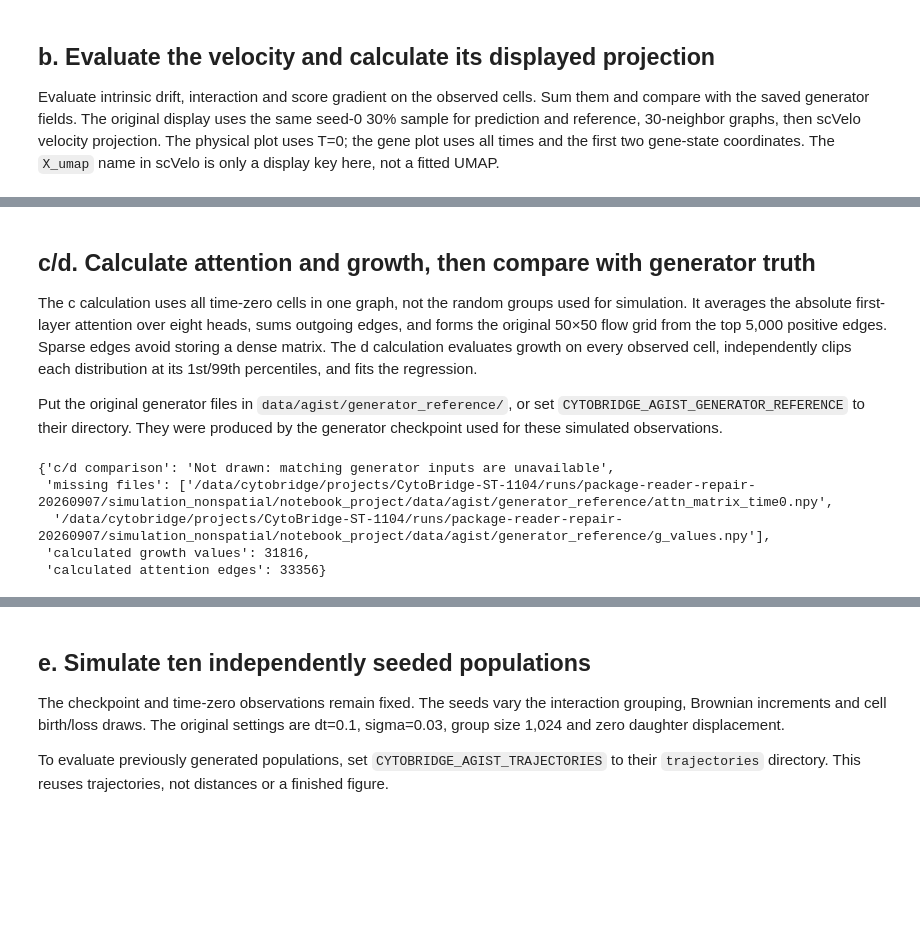
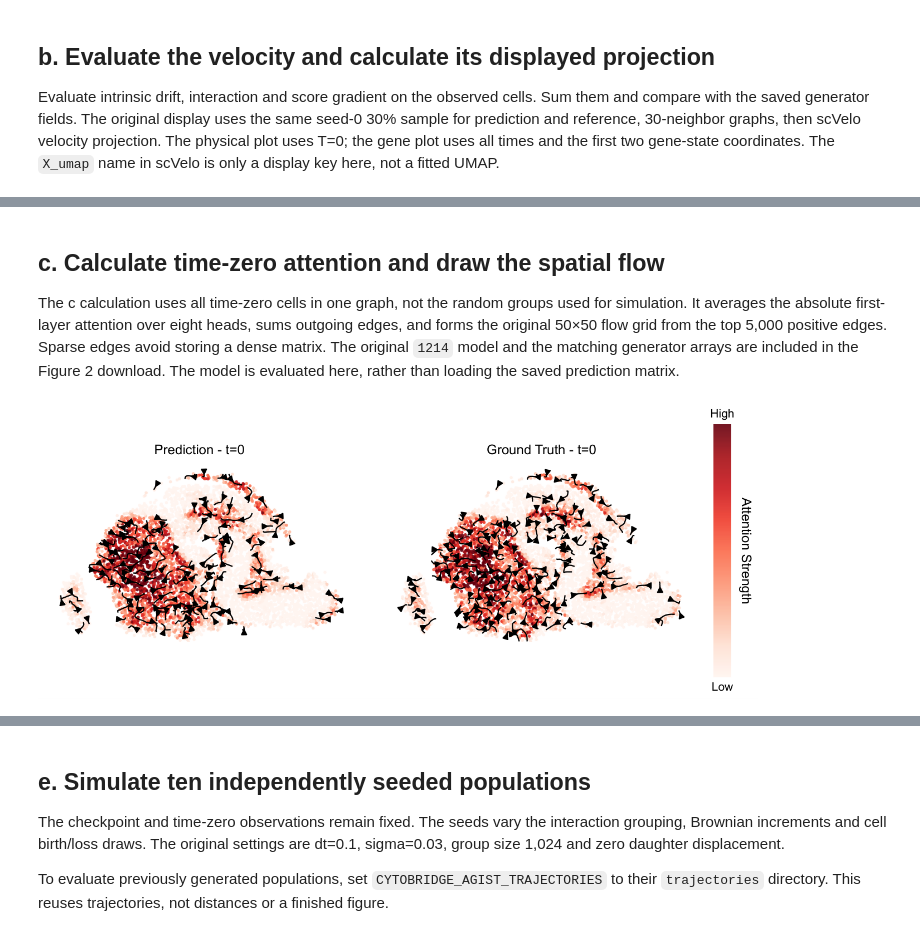
Before and after one commit to zhenyiizhang/cytobridge-spatial, a Jupyter notebook: docs/tutorials/paper_figures/main_figure_2.ipynb, the cells around one changed output, grey strips where cells are left out. Cells and saved outputs as stored; diff of their text form; code cells hidden in the pictures; blank space fills up the shorter version.

Commit message:
Complete Figure 2 model-to-panel tutorials and publish AGIST reference inputs

```diff
--- a/docs/tutorials/paper_figures/main_figure_2.ipynb
+++ b/docs/tutorials/paper_figures/main_figure_2.ipynb
@@ -32,6 +41,9 @@ def run(module, *arguments):
 agist_root = Path(os.environ.get("CYTOBRIDGE_AGIST_DATA", project / "data/agist"))
 if not (agist_root / "model/model_final").is_file():
     cb.datasets.download("agist", destination=project)
+figure2_root = Path(os.environ.get("CYTOBRIDGE_AGIST_FIGURE2", agist_root / "figure2"))
+if not (figure2_root / "reference/g_values.npy").is_file():
+    cb.datasets.download("agist", destination=project, kind="agist_figure2_inputs.zip")
 output = project / "outputs" / ("main_figure_2_" + run_name)
 output.mkdir(parents=True, exist_ok=False)
 figures = output / "figures"
@@ -90,55 +120,34 @@ for space, path in velocity_figures.items():
 [figure]
 # %% [markdown]
-## c/d. Calculate attention and growth, then compare with generator truth
+## c. Calculate time-zero attention and draw the spatial flow
 
 The c calculation uses all time-zero cells in one graph, not the random
 groups used for simulation. It averages the absolute first-layer attention
 over eight heads, sums outgoing edges, and forms the original 50×50 flow grid
 from the top 5,000 positive edges. Sparse edges avoid storing a dense matrix.
-The d calculation evaluates growth on every observed cell, independently
-clips each distribution at its 1st/99th percentiles, and fits the regression.
-
-Put the original generator files
-in `data/agist/generator_reference/`, or set `CYTOBRIDGE_AGIST_GENERATOR_REFERENCE`
-to their directory. They were produced by the generator checkpoint used for
-these simulated observations.
+The original `1214` model and the matching generator arrays are included in
+the Figure 2 download. The model is evaluated here, rather than loading the
+saved prediction matrix.
 # %%
 from reproduction.agist.main_figure import (
     evaluate_growth_attention, calculate_attention_display,
     draw_attention_display, draw_growth_correlation,
 )
 
-growth, attention_edges = evaluate_growth_attention(
-    agist_root / "mouse_brain_simulation.csv", agist_root / "config.yaml",
-    agist_root / "model", agist_root / "edge_classifier/mouse.pt",
-    output / "growth_attention", device=device)
+attention_model = figure2_root / "model_1214"
+_, attention_edges = evaluate_growth_attention(
+    agist_root / "mouse_brain_simulation.csv", attention_model / "params.yml",
+    attention_model, figure2_root / "edge_classifier/mouse.pt",
+    output / "original_attention", device=device)
 coordinates_t0 = observed.loc[observed["samples"].eq(0), ["x1", "x2"]].to_numpy()
 predicted_attention = calculate_attention_display(attention_edges, coordinates_t0)
 np.savez_compressed(output / "predicted_attention_display.npz", **predicted_attention)
 reference = Path(os.environ.get("CYTOBRIDGE_AGIST_GENERATOR_REFERENCE",
-                               agist_root / "generator_reference"))
-required = [reference / "attn_matrix_time0.npy", reference / "g_values.npy"]
-missing = [path for path in required if not path.is_file()]
-if missing:
-    display({
-        "c/d comparison": "Not drawn: matching generator inputs are unavailable",
-        "missing files": [str(path) for path in missing],
-        "calculated growth values": len(growth),
-        "calculated attention edges": len(attention_edges["attention"]),
-    })
-else:
-    truth_attention = calculate_attention_display(
-        np.load(required[0], allow_pickle=False), coordinates_t0)
-    attention_pdf = draw_attention_display(
-        coordinates_t0, predicted_attention, truth_attention, figures)
-    growth_pdf, growth_metrics = draw_growth_correlation(
-        growth, np.load(required[1], allow_pickle=False), figures)
-    show_calculated(attention_pdf)
-    show_calculated(growth_pdf)
-    display(growth_metrics)
+                               figure2_root / "reference"))
+truth_attention = calculate_attention_display(
+    np.load(reference / "attn_matrix_time0.npy", allow_pickle=False), coordinates_t0)
+attention_pdf = draw_attention_display(
+    coordinates_t0, predicted_attention, truth_attention, figures)
+show_calculated(attention_pdf)
 # %% [output]
-{'c/d comparison': 'Not drawn: matching generator inputs are unavailable',
- 'missing files': ['/data/cytobridge/projects/CytoBridge-ST-1104/runs/package-reader-repair-20260907/simulation_nonspatial/notebook_project/data/agist/generator_reference/attn_matrix_time0.npy',
-  '/data/cytobridge/projects/CytoBridge-ST-1104/runs/package-reader-repair-20260907/simulation_nonspatial/notebook_project/data/agist/generator_reference/g_values.npy'],
- 'calculated growth values': 31816,
- 'calculated attention edges': 33356}
+[figure, added]
```
Also changed, not shown: parts of 7 cells of this notebook, 18 other files.
